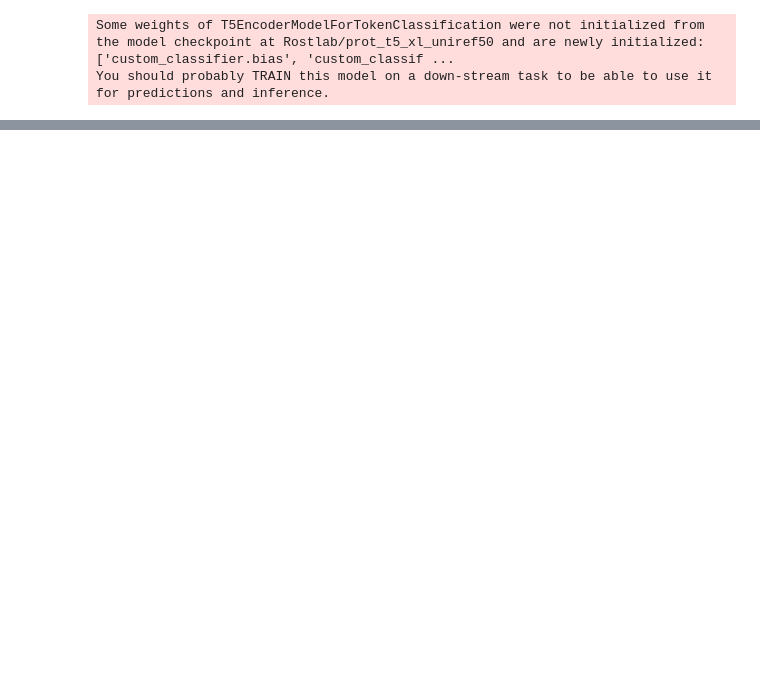
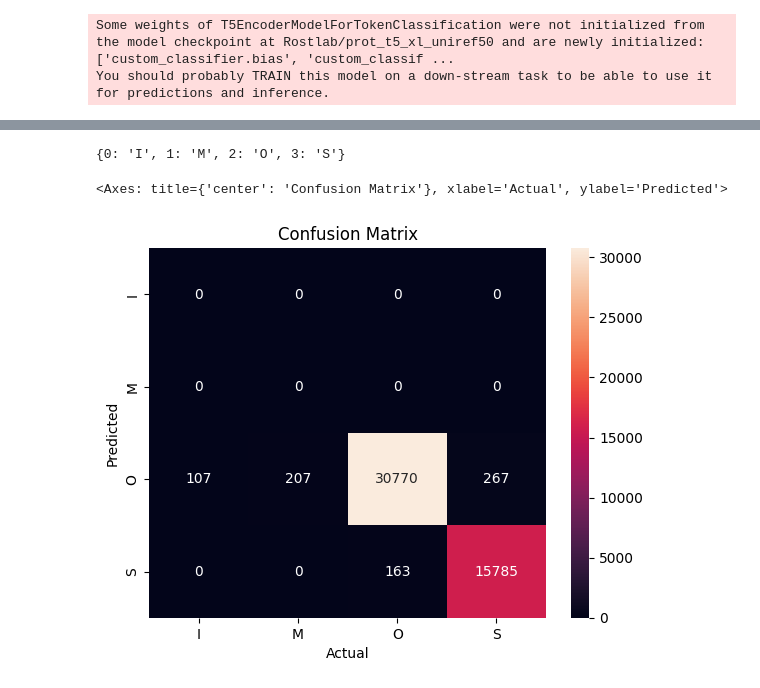
Before and after one commit to finnlueth/prottrans-t5-signalpeptide-prediction, a Jupyter notebook: notebooks/00_moe_expert_train.ipynb, the cells around one changed output, grey strips where cells are left out. Saved outputs shown, nothing was run; the diff lists cells and outputs as text; code cells hidden in the pictures; blank space fills up the shorter version.

```diff
--- a/notebooks/00_moe_expert_train.ipynb
+++ b/notebooks/00_moe_expert_train.ipynb
@@ -180,3 +292,11 @@ display(training_log)
+# %%
+src.model_new.make_confusion_matrix(
+    training_log['eval_confusion_matrix'].iloc[-1],
+    src.config.select_decoding_type[expert])
+# %% [output]
+{0: 'I', 1: 'M', 2: 'O', 3: 'S'}
+<Axes: title={'center': 'Confusion Matrix'}, xlabel='Actual', ylabel='Predicted'>
+[figure, added]
 # %%
 training_log = pd.DataFrame(trainer.state.log_history)
 if 'eval_confusion_matrix' in training_log.columns:
```
Also changed, not shown: parts of 14 cells of this notebook, 3 other files.
